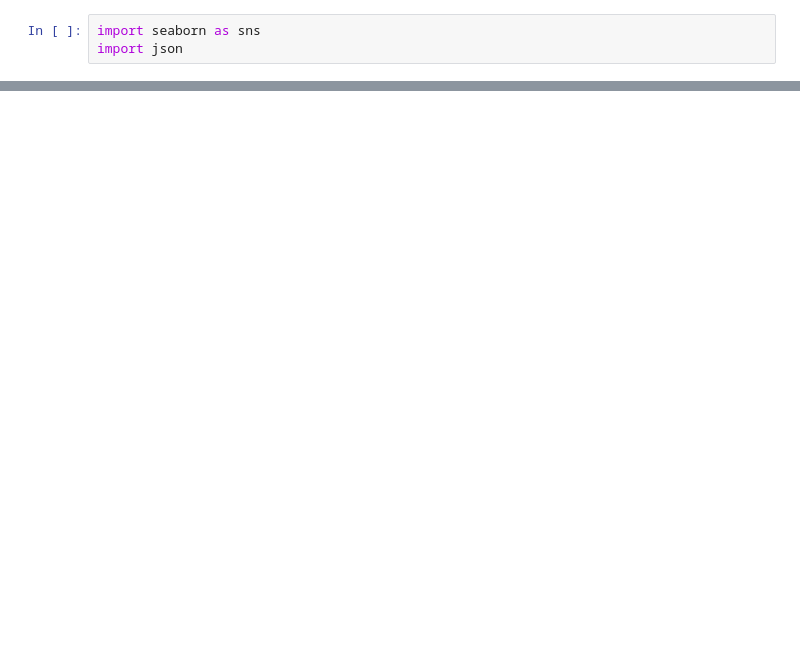
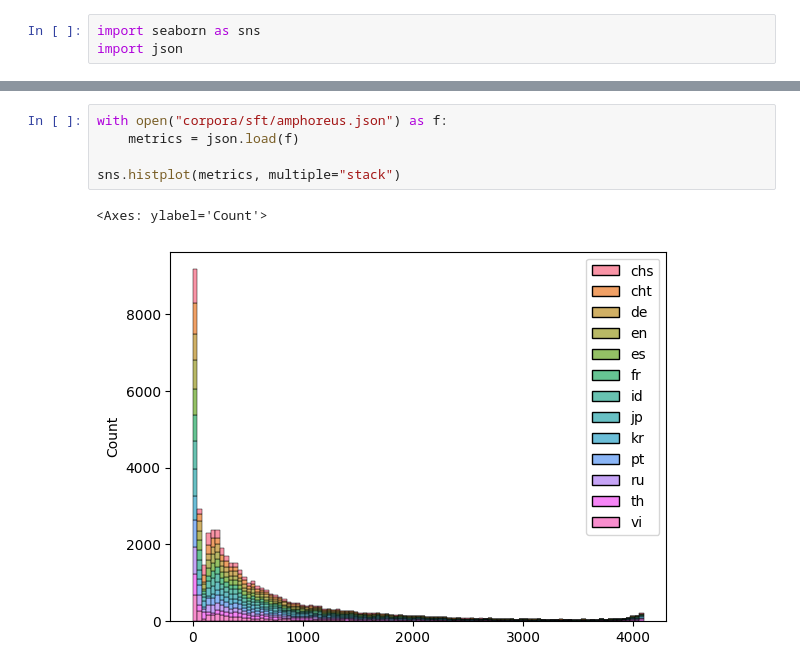
Before and after one commit to project-felys/delta-me13, a Jupyter notebook: metrics.ipynb, the cells around one changed output, grey strips where cells are left out. Drawn from its saved outputs; the diff is of its cells as text; blank space fills up the shorter version.

```diff
--- a/metrics.ipynb
+++ b/metrics.ipynb
@@ -36 +36,9 @@ sns.histplot(metrics, multiple="stack")
+# %%
+with open("corpora/sft/amphoreus.json") as f:
+    metrics = json.load(f)
+
+sns.histplot(metrics, multiple="stack")
+# %% [output]
+<Axes: ylabel='Count'>
+[figure, added]
 # %%
```
Also changed, not shown: parts of 5 cells of this notebook, 5 other files.
